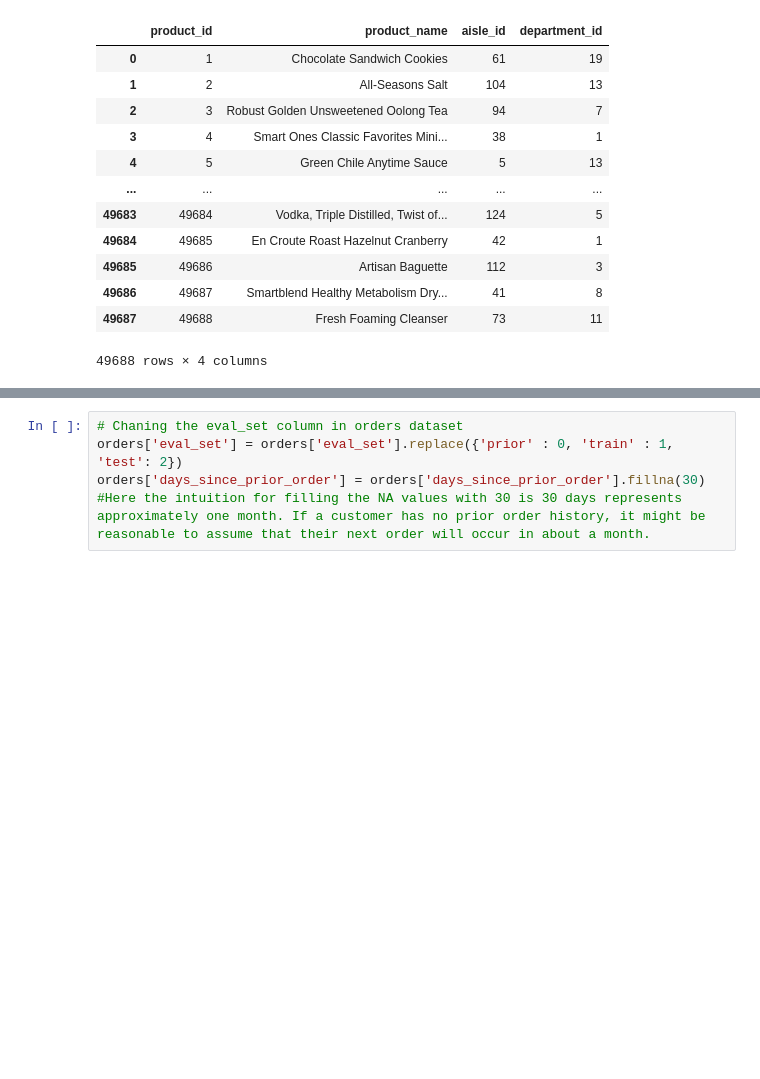
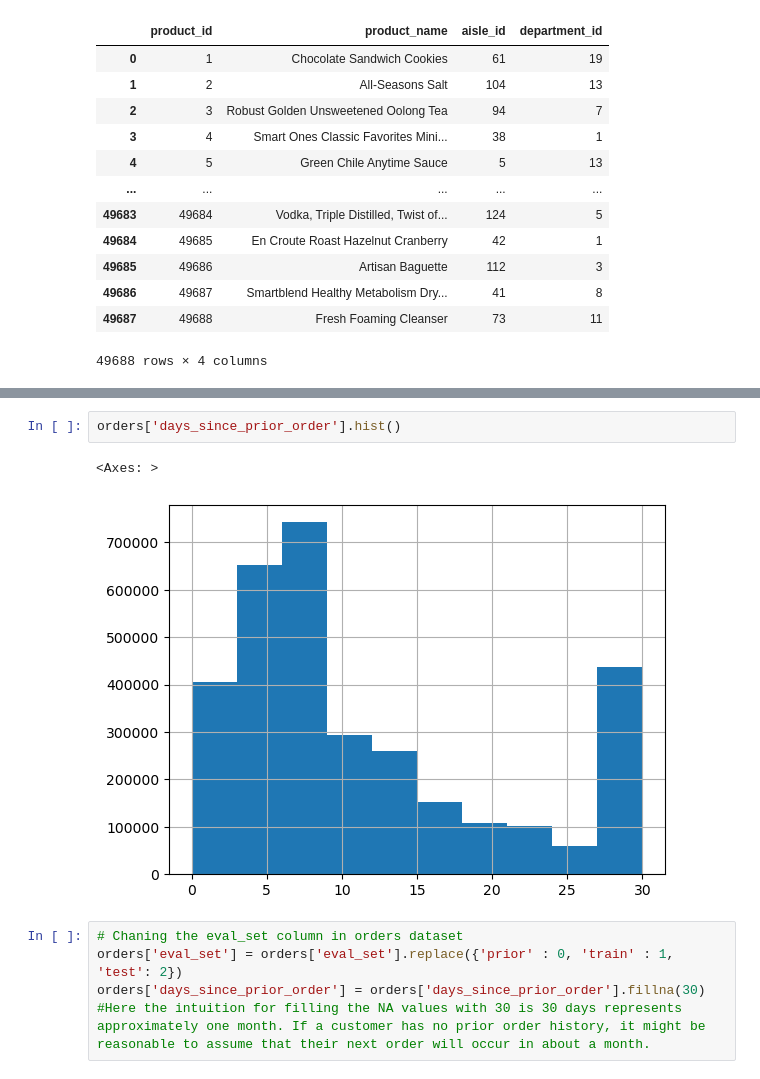
Before and after one commit to saimadhu27/instacart_analysis, a Jupyter notebook: notebook_eda.ipynb, the cells around one changed output, grey strips where cells are left out. Saved outputs shown, nothing was run; the diff lists cells and outputs as text; blank space fills up the shorter version.

```diff
--- a/notebook_eda.ipynb
+++ b/notebook_eda.ipynb
@@ -115,3 +187,8 @@ products
+# %%
+orders['days_since_prior_order'].hist()
+# %% [output]
+<Axes: >
+[figure, added]
 # %%
 # Chaning the eval_set column in orders dataset
 orders['eval_set'] = orders['eval_set'].replace({'prior' : 0, 'train' : 1, 'test': 2})
```
Also changed, not shown: parts of 17 cells of this notebook.
